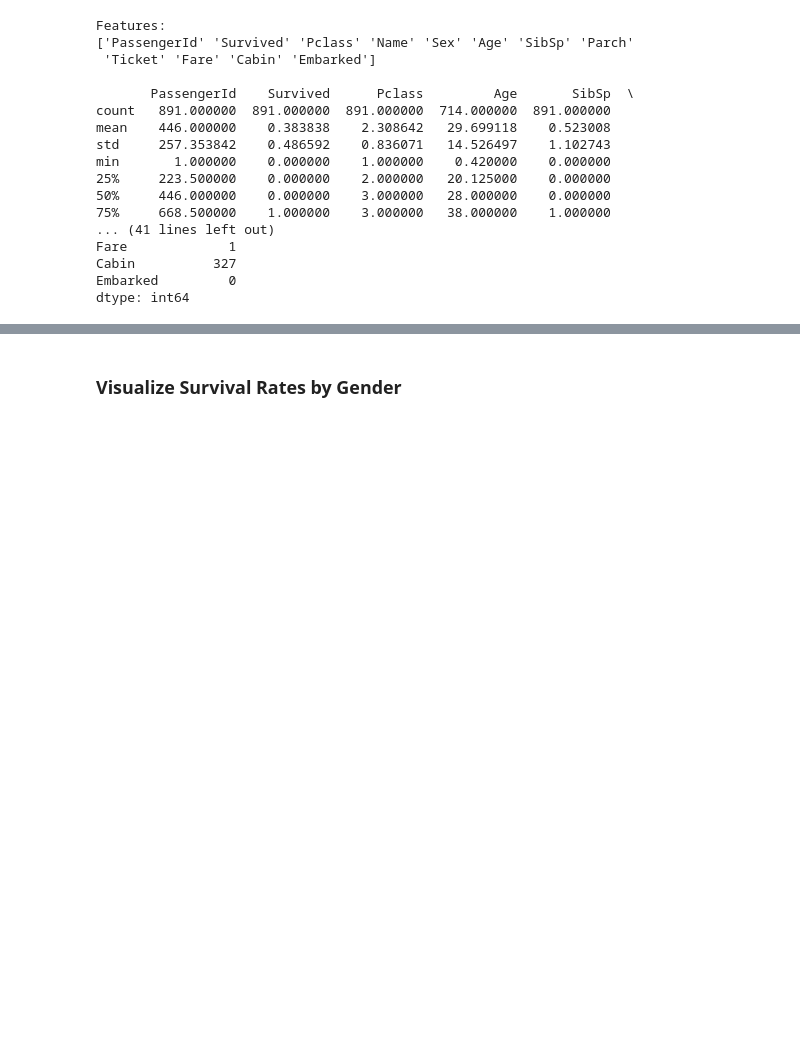
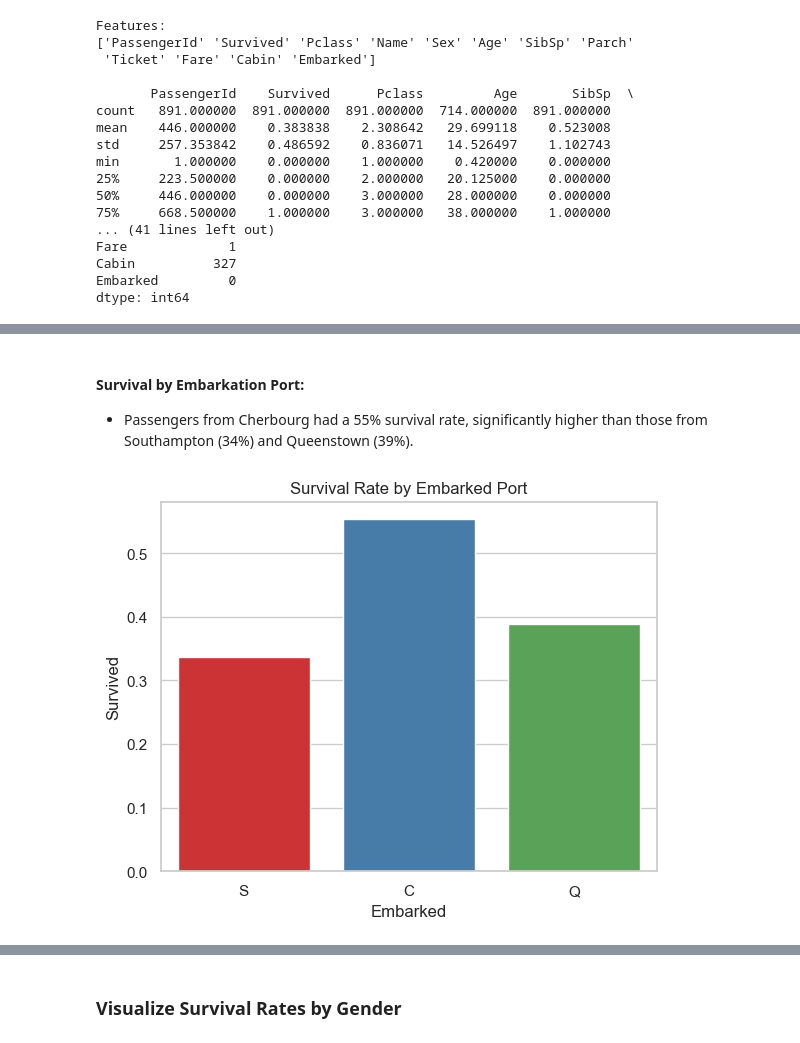
Before and after one commit to Pau1Co1e/miniature-bassoon, a Jupyter notebook: titanic.ipynb, the cells around one changed output, grey strips where cells are left out. Drawn from its saved outputs; the diff is of its cells as text; code cells hidden in the pictures; blank space fills up the shorter version.

```diff
--- a/titanic.ipynb
+++ b/titanic.ipynb
@@ -80,0 +90,10 @@ dtype: int64
+# %% [markdown]
+#### Survival by Embarkation Port:
+- Passengers from Cherbourg had a 55% survival rate, significantly higher than those from Southampton (34%) and Queenstown (39%).
+# %%
+# Updated visualization for Survival by Embarkation Port
+sns.barplot(x='Embarked', y='Survived', hue='Embarked', data=train_df, errorbar=None, palette="Set1", legend=False)
+plt.title("Survival Rate by Embarked Port")
+plt.show()
+# %% [output]
+[figure, added]
```
Also changed, not shown: parts of 12 cells of this notebook, 1 other file.
